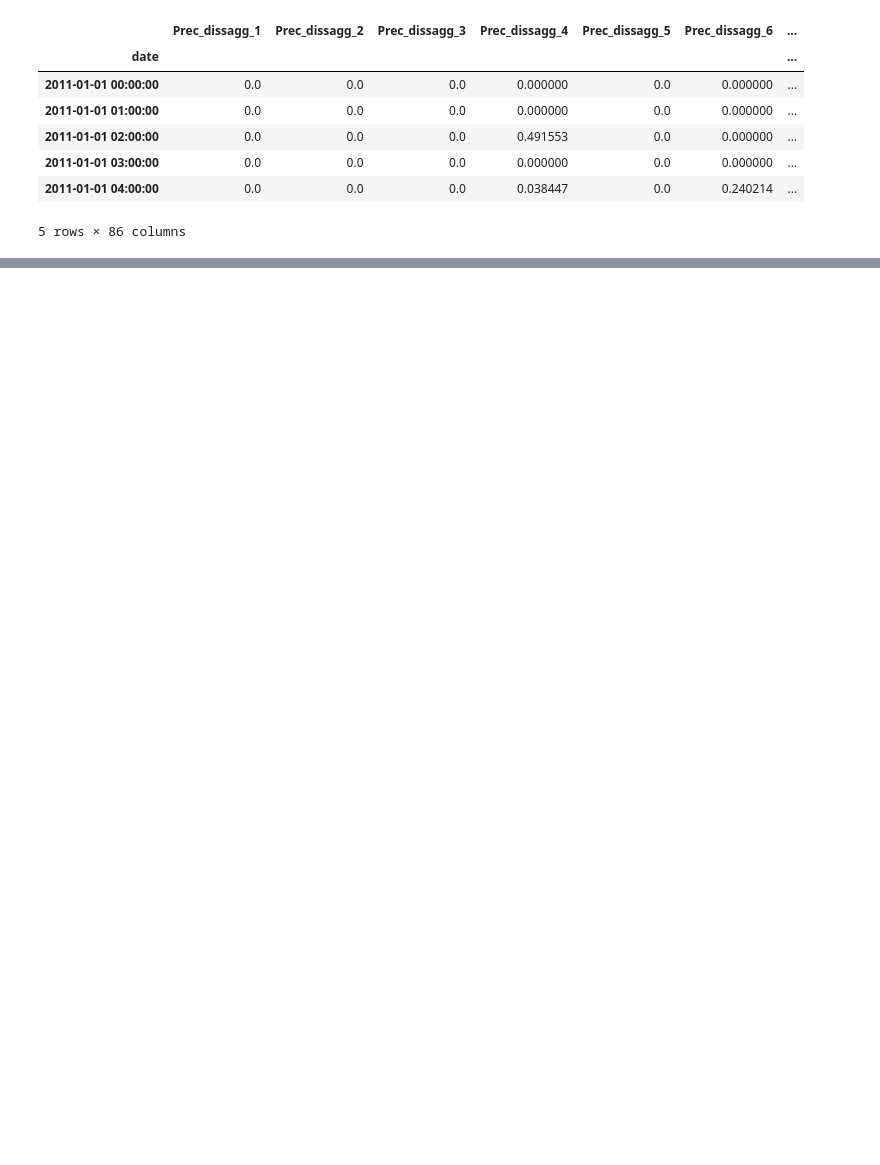
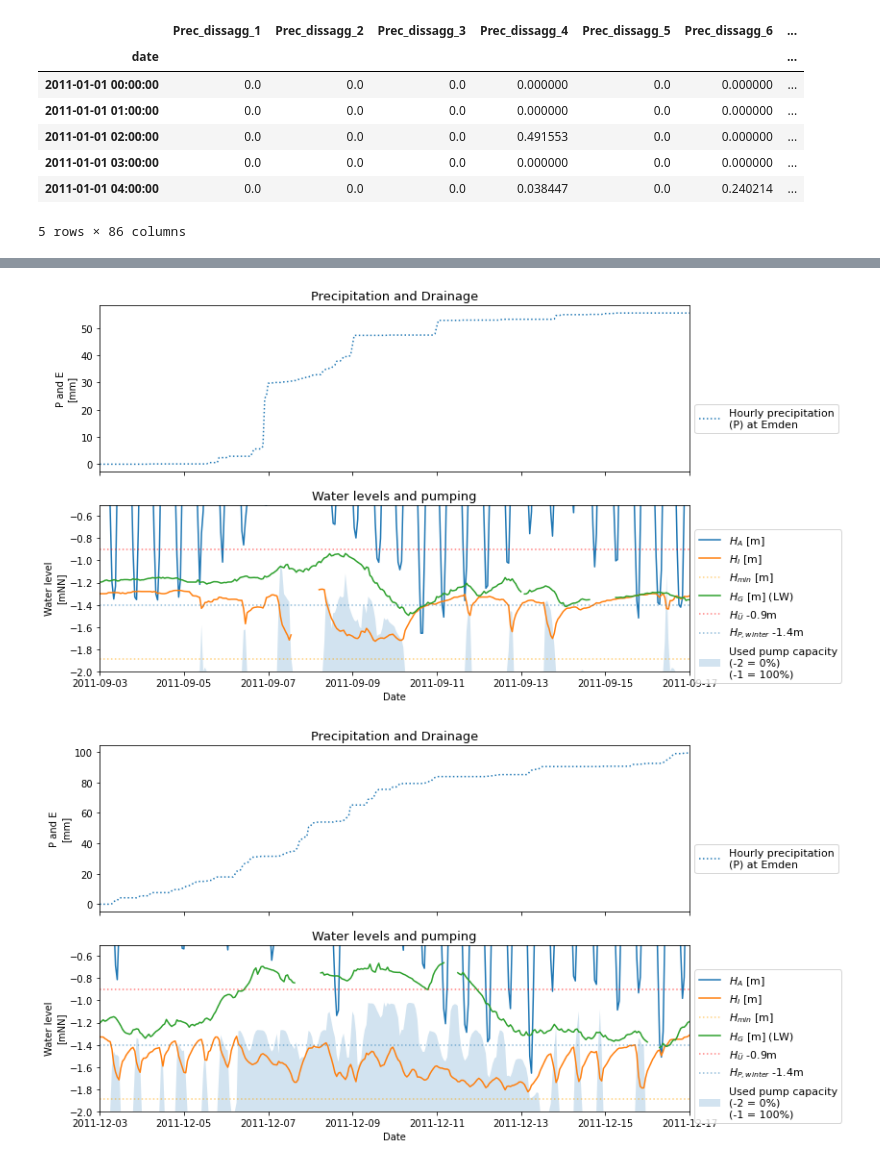
Before and after one commit to jonaslenz/RUINSapp, a Jupyter notebook: extreme analysis/04_event_selection.ipynb, the cells around one changed output, grey strips where cells are left out. Cells and saved outputs as stored; diff of their text form; code cells hidden in the pictures; blank space fills up the shorter version.

Commit message:
swap for event dictionary

```diff
--- a/extreme analysis/04_event_selection.ipynb
+++ b/extreme analysis/04_event_selection.ipynb
@@ -28,8 +28,8 @@ data.head()
 def plot_knock(t1,t2, plot_knock_level = True):
     fig, ax = plt.subplots(nrows = 2, sharex = True, figsize = [11,7])
 #    ax[0] = plt.subplot(311)  #, gridspec_kw={'height_ratios': [1, 2]}
-    ax[0].plot(data['Prec'][t1:t2], label = 'Hourly precipitation\n(P) at Emden', marker = 'o', linestyle = 'dotted')
-    ax[0].plot(data['Q_Knock'][t1:t2], label = 'Daily runoff (E) at Knock', marker = 'o', linestyle = 'dotted')
+    ax[0].plot(data['Prec'][t1:t2].cumsum(), label = 'Hourly precipitation\n(P) at Emden', linestyle = 'dotted')
+#    ax[0].plot(data['Q_Knock'][t1:t2].resample('1d').sum().cumsum(), label = 'Daily runoff (E) at Knock', marker = 'o', linestyle = 'dotted')
 
     ax[0].set_ylabel('P and E\n[mm]')
     # set visibility of x-axis as False
@@ -95,0 +79,18 @@ for event in ['2012','2017-03', '2018-01','2017-12','2017-02','2011']:
+# %%
+# manual definition of starting dates for these events and plotting
+events = {
+    "2011-09":datetime.date(2011, 9, 3),
+    "2011-12":datetime.date(2011, 12, 3),
+    "2012-01":datetime.date(2011, 12, 29),
+    "2014-05":datetime.date(2014, 5, 6),
+    "2015-11":datetime.date(2015, 11, 11),
+    "2017-03":datetime.date(2017, 3, 15),
+    "2018-01":datetime.date(2017, 12, 30),
+    "2020-02":datetime.date(2020, 2, 20)
+}
+
+for z in events:
+    plot_knock(events[z],events[z]+datetime.timedelta(days=14))#.savefig("images/event_"+z+".png")
+# %% [output]
+[figure, added]
+[figure, added]
```
Also changed, not shown: parts of 4 cells of this notebook.
